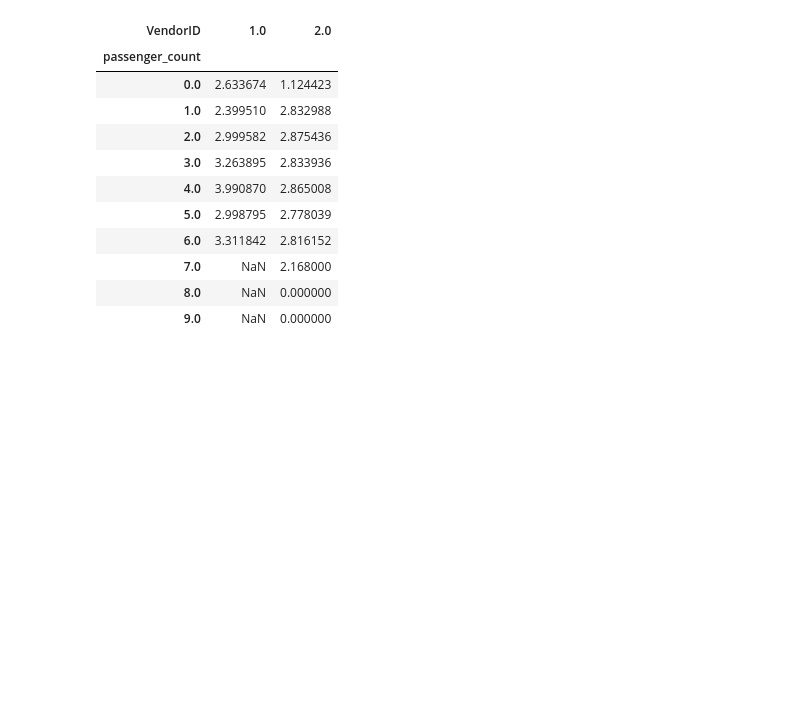
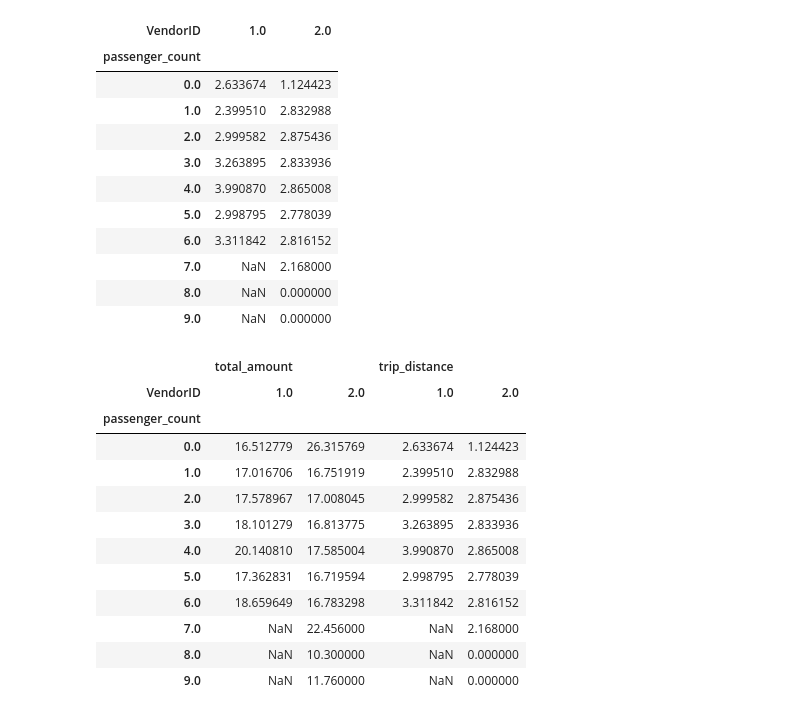
Before and after one commit to opagani/2024-08Aug-21-grouping, a Jupyter notebook: LernerPython - 2024-08Aug-21-grouping.ipynb, the cells around one changed output. Saved outputs shown, nothing was run; the diff lists cells and outputs as text; code cells hidden in the pictures; blank space fills up the shorter version.

```diff
--- a/LernerPython - 2024-08Aug-21-grouping.ipynb
+++ b/LernerPython - 2024-08Aug-21-grouping.ipynb
@@ -749,3 +749,24 @@ df.pivot_table(columns='VendorID',
 | 7.0 | NaN | 2.168000 |
 | 8.0 | NaN | 0.000000 |
 | 9.0 | NaN | 0.000000 |
+# %%
+# we can now use pivot_table on one or more columns per call
+
+df.pivot_table(columns='VendorID',
+              index='passenger_count',
+              values=['trip_distance', 'total_amount'],
+              aggfunc='mean')
+# %% [output]
+|  | total_amount |  | trip_distance |  |
+| VendorID | 1.0 | 2.0 | 1.0 | 2.0 |
+| passenger_count |  |  |  |  |
+| 0.0 | 16.512779 | 26.315769 | 2.633674 | 1.124423 |
+| 1.0 | 17.016706 | 16.751919 | 2.399510 | 2.832988 |
+| 2.0 | 17.578967 | 17.008045 | 2.999582 | 2.875436 |
+| 3.0 | 18.101279 | 16.813775 | 3.263895 | 2.833936 |
+| 4.0 | 20.140810 | 17.585004 | 3.990870 | 2.865008 |
+| 5.0 | 17.362831 | 16.719594 | 2.998795 | 2.778039 |
+| 6.0 | 18.659649 | 16.783298 | 3.311842 | 2.816152 |
+| 7.0 | NaN | 22.456000 | NaN | 2.168000 |
+| 8.0 | NaN | 10.300000 | NaN | 0.000000 |
+| 9.0 | NaN | 11.760000 | NaN | 0.000000 |
```
Also changed, not shown: parts of 2 cells of this notebook.
